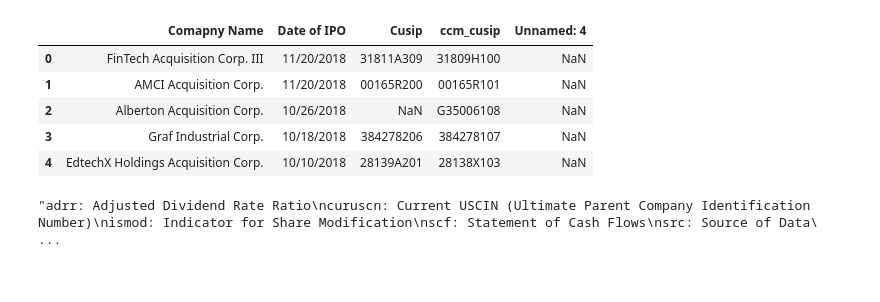
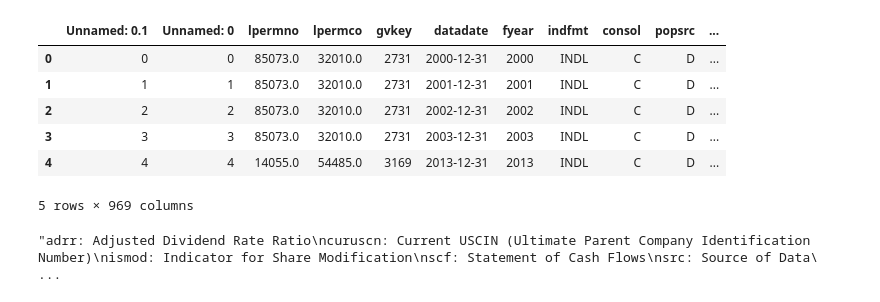
Before and after one commit to ZiggyFloydLee/FIN337-FinalProject-Team12, a Jupyter notebook: testmodels.ipynb, the cells around one changed output. Cells and saved outputs as stored; diff of their text form; code cells hidden in the pictures.

```diff
--- a/testmodels.ipynb
+++ b/testmodels.ipynb
@@ -1,16 +1,17 @@
 # %%
 import pandas as pd
 # %%
-merged_df = pd.read_csv('inputs/CCM_Cusip.csv', low_memory=False)
+merged_df = pd.read_csv('inputs/masterMerge.csv', low_memory=False)
 
 merged_df.head()
 # %% [output]
-|  | Comapny Name | Date of IPO | Cusip | ccm_cusip | Unnamed: 4 |
-| 0 | FinTech Acquisition Corp. III | 11/20/2018 | 31811A309 | 31809H100 | NaN |
-| 1 | AMCI Acquisition Corp. | 11/20/2018 | 00165R200 | 00165R101 | NaN |
-| 2 | Alberton Acquisition Corp. | 10/26/2018 | NaN | G35006108 | NaN |
-| 3 | Graf Industrial Corp. | 10/18/2018 | 384278206 | 384278107 | NaN |
-| 4 | EdtechX Holdings Acquisition Corp. | 10/10/2018 | 28139A201 | 28138X103 | NaN |
+|  | Unnamed: 0.1 | Unnamed: 0 | lpermno | lpermco | gvkey | datadate | fyear | indfmt | consol | popsrc | ... |
+| 0 | 0 | 0 | 85073.0 | 32010.0 | 2731 | 2000-12-31 | 2000 | INDL | C | D | ... |
+| 1 | 1 | 1 | 85073.0 | 32010.0 | 2731 | 2001-12-31 | 2001 | INDL | C | D | ... |
+| 2 | 2 | 2 | 85073.0 | 32010.0 | 2731 | 2002-12-31 | 2002 | INDL | C | D | ... |
+| 3 | 3 | 3 | 85073.0 | 32010.0 | 2731 | 2003-12-31 | 2003 | INDL | C | D | ... |
+| 4 | 4 | 4 | 14055.0 | 54485.0 | 3169 | 2013-12-31 | 2013 | INDL | C | D | ... |
+5 rows × 969 columns
 # %%
 description_path = 'varDescriptionCHATGPT.txt'
 with open(description_path, 'r') as file:
```
Also changed, not shown: parts of 4 cells of this notebook, 1 other file.
